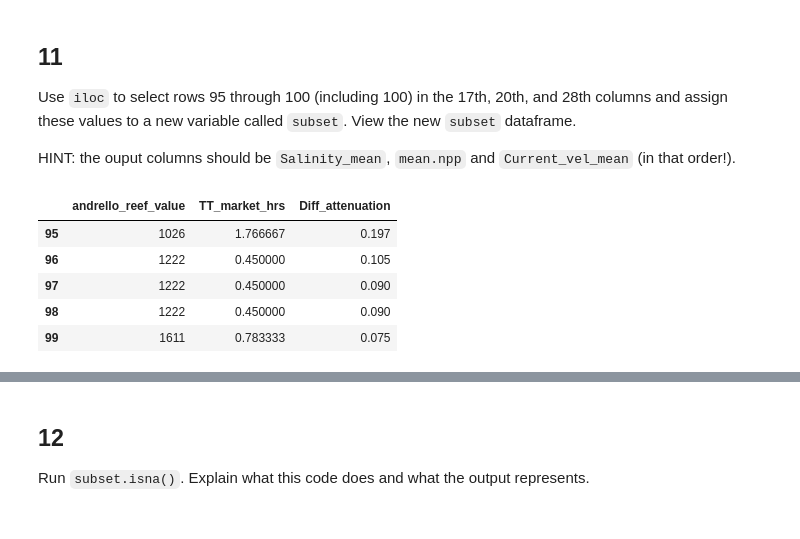
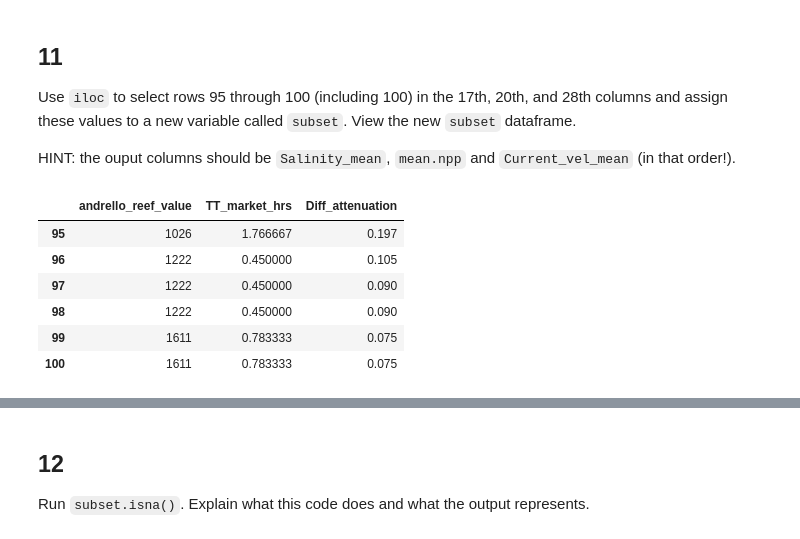
Before and after one commit to Karlavramos/eds220-hwk1, a Jupyter notebook: task2/hwk1-task2-corals.ipynb, the cells around one changed output, grey strips where cells are left out. Cells and saved outputs as stored; diff of their text form; code cells hidden in the pictures.

```diff
--- a/task2/hwk1-task2-corals.ipynb
+++ b/task2/hwk1-task2-corals.ipynb
@@ -424,13 +424,14 @@ grader.check("q10")
 Use `iloc` to select rows 95 through 100 (including 100) in the 17th, 20th, and 28th columns and assign these values to a new variable called `subset`. View the new `subset` dataframe.
 
 HINT: the ouput columns should be `Salinity_mean`, `mean.npp` and `Current_vel_mean` (in that order!).
-# %%
-coral_div.iloc[95:100,[17,20,28]]
-# %% [output]
-|  | andrello_reef_value | TT_market_hrs | Diff_attenuation |
-| 95 | 1026 | 1.766667 | 0.197 |
-| 96 | 1222 | 0.450000 | 0.105 |
-| 97 | 1222 | 0.450000 | 0.090 |
-| 98 | 1222 | 0.450000 | 0.090 |
-| 99 | 1611 | 0.783333 | 0.075 |
+# %%
+coral_div.iloc[95:101,[16,19,27]]
+# %% [output]
+|  | andrello_reef_value | TT_market_hrs | Diff_attenuation |
+| 95 | 1026 | 1.766667 | 0.197 |
+| 96 | 1222 | 0.450000 | 0.105 |
+| 97 | 1222 | 0.450000 | 0.090 |
+| 98 | 1222 | 0.450000 | 0.090 |
+| 99 | 1611 | 0.783333 | 0.075 |
+| 100 | 1611 | 0.783333 | 0.075 |
 # %%
```
Also changed, not shown: parts of 9 cells of this notebook.
